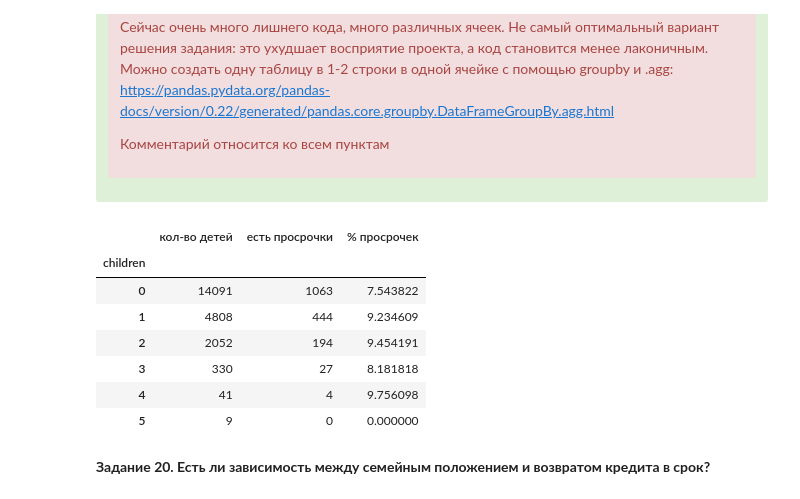
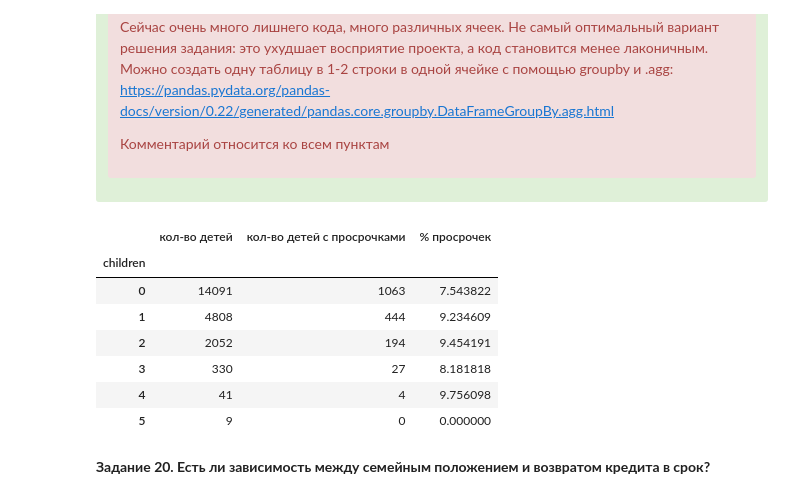
Before and after one commit to ild714/yandex_analitics, a Jupyter notebook: Sprint4/notebook.ipynb, the cells around one changed output. Drawn from its saved outputs; the diff is of its cells as text; code cells hidden in the pictures.

```diff
--- a/Sprint4/notebook.ipynb
+++ b/Sprint4/notebook.ipynb
@@ -483,11 +483,11 @@ print(mean_family_with_debt)
 # %%
 children_with_debt = pd.DataFrame()
 children_with_debt['кол-во детей'] = data.groupby('children')['debt'].count()
-children_with_debt['есть просрочки'] = data.groupby('children')['debt'].sum()
-children_with_debt['% просрочек'] = children_with_debt['есть просрочки'] / children_with_debt['кол-во детей'] * 100
+children_with_debt['кол-во детей с просрочками'] = data.groupby('children')['debt'].sum()
+children_with_debt['% просрочек'] = children_with_debt['кол-во детей с просрочками'] / children_with_debt['кол-во детей'] * 100
 children_with_debt
 # %% [output]
-|  | кол-во детей | есть просрочки | % просрочек |
+|  | кол-во детей | кол-во детей с просрочками | % просрочек |
 | children |  |  |  |
 | 0 | 14091 | 1063 | 7.543822 |
 | 1 | 4808 | 444 | 9.234609 |
```
Also changed, not shown: parts of 6 cells of this notebook.
